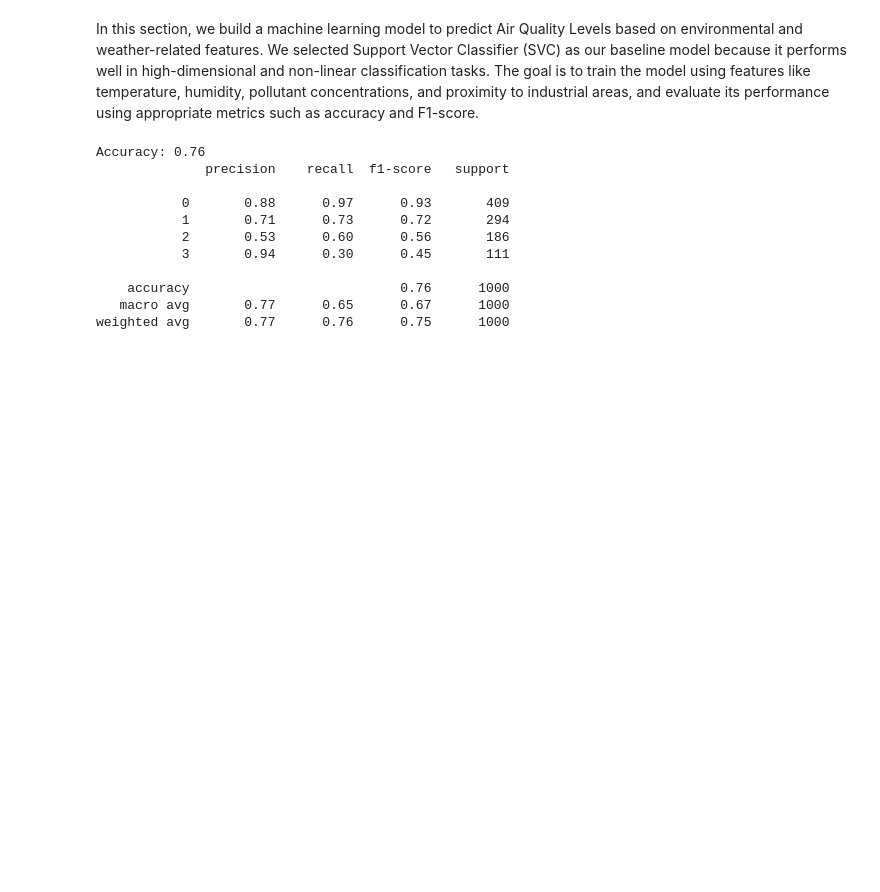
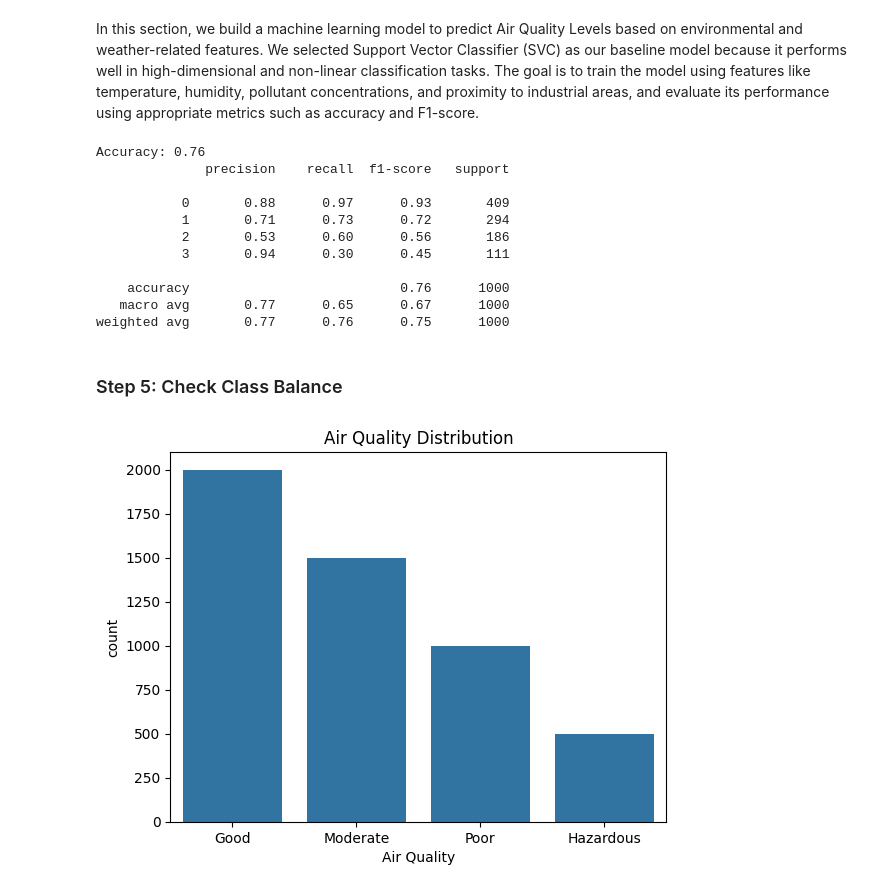
Before and after one commit to RistoKarkkainen/AIML-CapstoneProject, a Jupyter notebook: capstone.ipynb, the cells around one changed output. Saved outputs shown, nothing was run; the diff lists cells and outputs as text; code cells hidden in the pictures; blank space fills up the shorter version.

```diff
--- a/capstone.ipynb
+++ b/capstone.ipynb
@@ -306,3 +330,12 @@ Accuracy: 0.76
     accuracy                           0.76      1000
    macro avg       0.77      0.65      0.67      1000
 weighted avg       0.77      0.76      0.75      1000
+# %% [markdown]
+### Step 5: Check Class Balance
+# %%
+order = ['Good', 'Moderate', 'Poor', 'Hazardous']
+sns.countplot(data=df, x='Air Quality', order=order)
+plt.title('Air Quality Distribution')
+plt.show()
+# %% [output]
+[figure, added]
```
Also changed, not shown: parts of 16 cells of this notebook, 1 other file.
